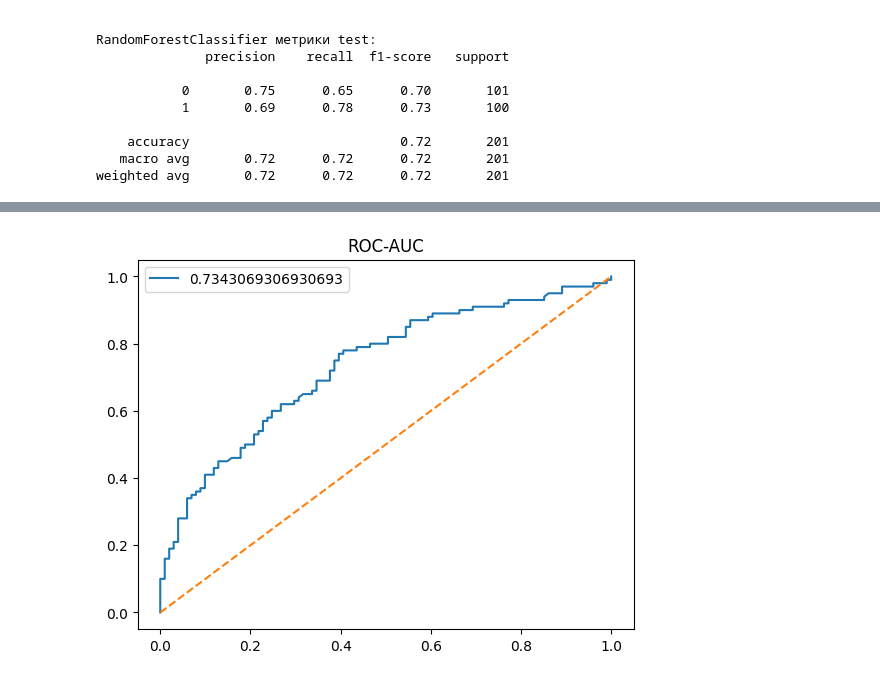
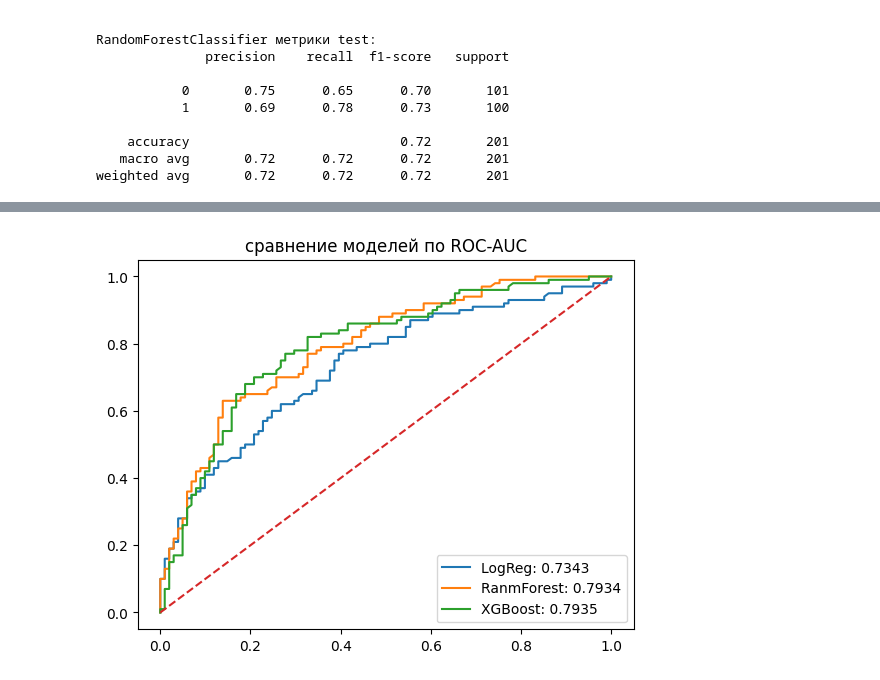
Before and after one commit to alexrad555/coursework_classic_ml, a Jupyter notebook: ic50_classification_medial.ipynb, the cells around one changed output, grey strips where cells are left out. Cells and saved outputs as stored; diff of their text form; code cells hidden in the pictures.

```diff
--- a/ic50_classification_medial.ipynb
+++ b/ic50_classification_medial.ipynb
@@ -41,7 +41,7 @@ X_ic50 = df.drop(columns=['IC50, mM', 'CC50, mM', 'SI', 'median_threshold'])
 y_ic50 = df['median_threshold']
 X_train, X_test, y_train, y_test = train_test_split(X_ic50, y_ic50, test_size=0.2, random_state=42, stratify=y_ic50)
 pipeline = Pipeline([('scaler', StandardScaler()),
-                      ('model', LogisticRegression())])
+                      ('model', LogisticRegression(C=1))])
 pipeline.fit(X_train, y_train)
 pred_train = pipeline.predict(X_train)
 pred_test = pipeline.predict(X_test)
@@ -116,6 +116,7 @@ Fitting 3 folds for each of 10 candidates, totalling 30 fits
 # %%
 pred_train_xgb = grid_search_xgb.best_estimator_.predict(X_train)
 pred_test_xgb = grid_search_xgb.best_estimator_.predict(X_test)
+y_proba_xgb = grid_search_xgb.best_estimator_.predict_proba(X_test)[:, 1]
 print("XGBClassifier метрики train:")
 print(f"{classification_report(y_train, pred_train_xgb)}")
 print("XGBClassifier метрики test:")
@@ -167,6 +168,7 @@ Fitting 3 folds for each of 20 candidates, totalling 60 fits
 # %%
 pred_train_rf = random_search_rf.best_estimator_.predict(X_train)
 pred_test_rf = random_search_rf.best_estimator_.predict(X_test)
+y_proba_rf = random_search_rf.best_estimator_.predict_proba(X_test)[:, 1]
 print("RandomForestClassifier метрики train:")
 print(f"{classification_report(y_train, pred_train_rf)}")
 print("RandomForestClassifier метрики test:")
@@ -211,6 +213,8 @@ accuracy_xgb_test = accuracy_score(y_test, pred_test_xgb)
 recall_xgb_test = recall_score(y_test, pred_test_xgb)
 precision_xgb_test = precision_score(y_test, pred_test_xgb)
 f1_xgb_test = f1_score(y_test, pred_test_xgb)
+roc_auc_test_xgb = roc_auc_score(y_test, y_proba_xgb)
+fpr_xgb, tpr_xgb, thresholds = roc_curve(y_test, y_proba_xgb)
 
 accuracy_rf_train = accuracy_score(y_train, pred_train_rf)
 recall_rf_train = recall_score(y_train, pred_train_rf)
@@ -220,3 +224,5 @@ accuracy_rf_test = accuracy_score(y_test, pred_test_rf)
 recall_rf_test = recall_score(y_test, pred_test_rf)
 precision_rf_test = precision_score(y_test, pred_test_rf)
 f1_rf_test = f1_score(y_test, pred_test_rf)
+roc_auc_test_rf = roc_auc_score(y_test, y_proba_rf)
+fpr_rf, tpr_rf, thresholds = roc_curve(y_test, y_proba_rf)
@@ -248,8 +257,10 @@ plt.show()
 # %%
-plt.plot(fpr, tpr, label=roc_auc_test)
+plt.plot(fpr, tpr, label=f'LogReg: {roc_auc_test:.4f}',)
+plt.plot(fpr_rf, tpr_rf, label=f'RanmForest: {roc_auc_test_rf:.4f}')
+plt.plot(fpr_xgb, tpr_xgb, label=f'XGBoost: {roc_auc_test_xgb:.4f}')
 plt.plot([0, 1], [0, 1], linestyle= '--')
-plt.title('ROC-AUC')
+plt.title('сравнение моделей по ROC-AUC')
 plt.legend()
 plt.show()
 # %% [output]
-[figure, old version]
+[figure, new version]
```
Also changed, not shown: parts of 10 cells of this notebook.
